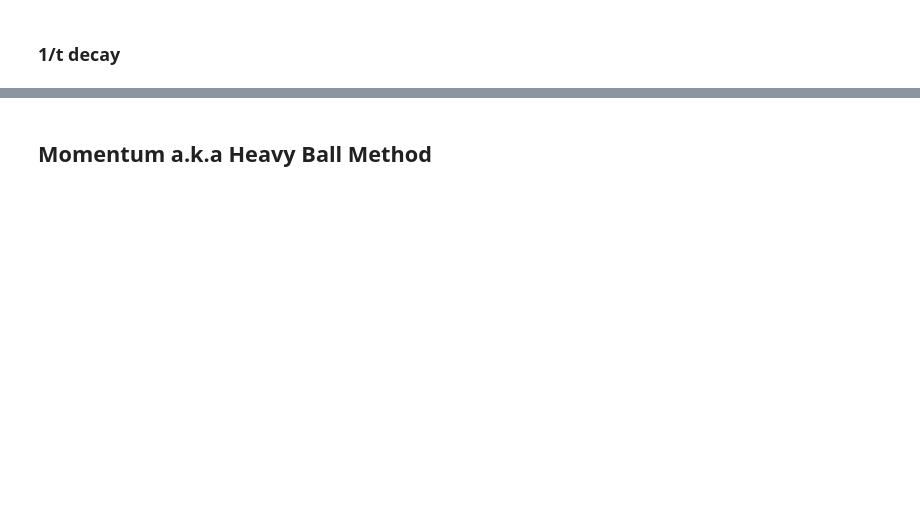
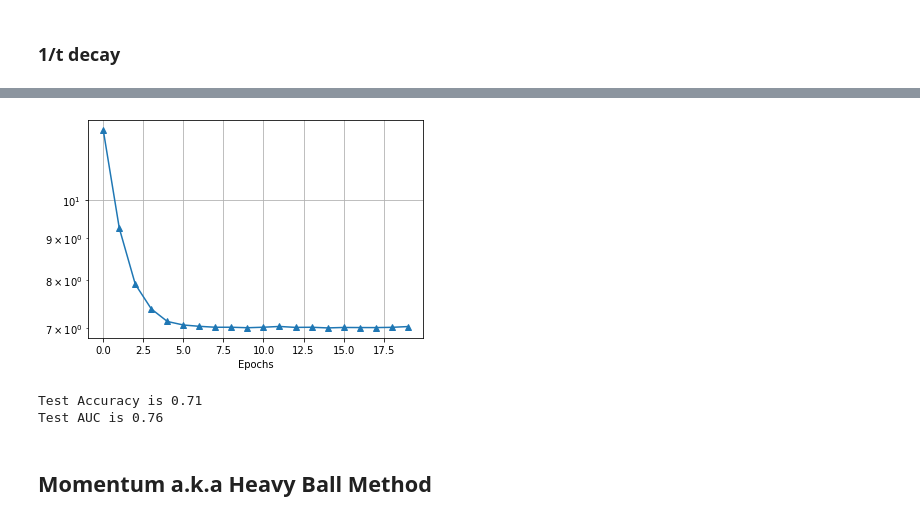
Before and after one commit to simonCodeZzz/DSA4212_Assignment1, a Jupyter notebook: assignment_1_celeba_Model.ipynb, the cells around one changed output, grey strips where cells are left out. Cells and saved outputs as stored; diff of their text form; code cells hidden in the pictures; blank space fills up the shorter version.

```diff
--- a/assignment_1_celeba_Model.ipynb
+++ b/assignment_1_celeba_Model.ipynb
@@ -619,0 +851,3 @@ Test AUC is 0.83
+# %%
+loss_schedule, loss_epoch_schedule, test_acc_schedule, beta_schedule = train_SGD_scheduled_decay(
+    train_img_arr, train_label, beta_init, 1e-7, loss_LR_values_and_grad, n_epoch = 20, mb_size = 100, verbose = 1)
@@ -620,2 +875,11 @@ Test AUC is 0.83
+# %%
+plot_loss(loss_epoch_schedule)
+# %% [output]
+[figure, added]
+# %%
+acc_test, auc_test = test_acc_auc(beta_schedule, test_label, test_img_arr)
+# %% [output]
+Test Accuracy is 0.71
+Test AUC is 0.76
 # %% [markdown]
 ## Momentum a.k.a Heavy Ball Method
```
Also changed, not shown: parts of 30 cells of this notebook.
